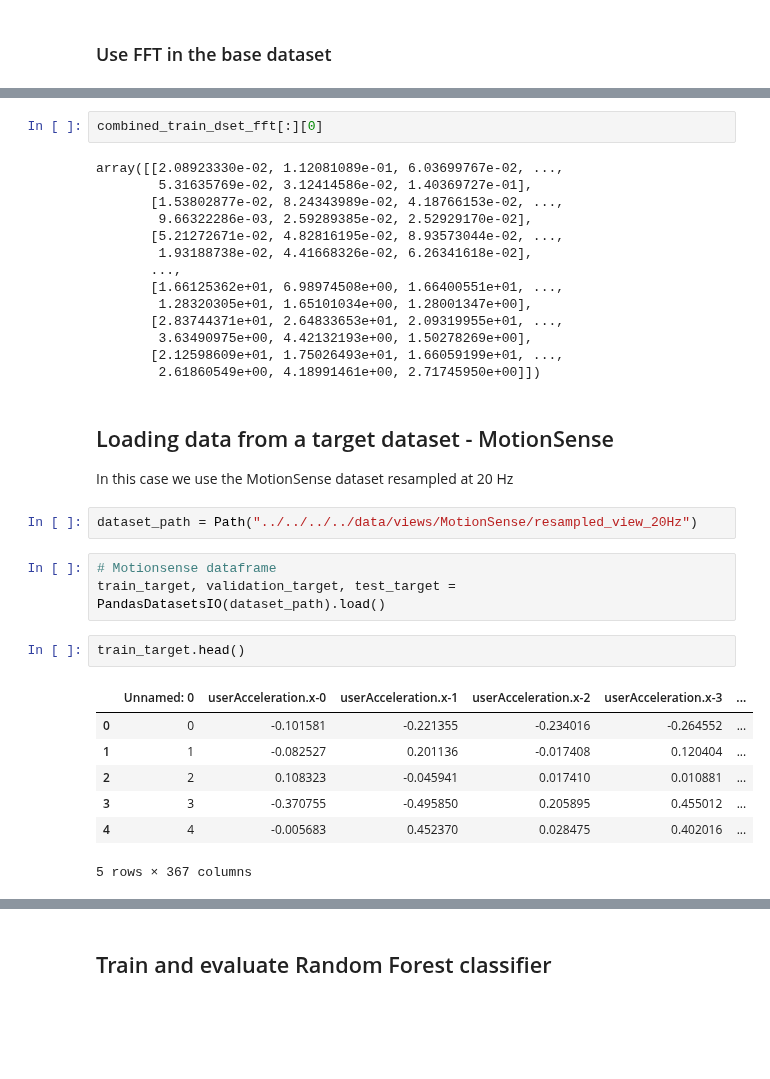
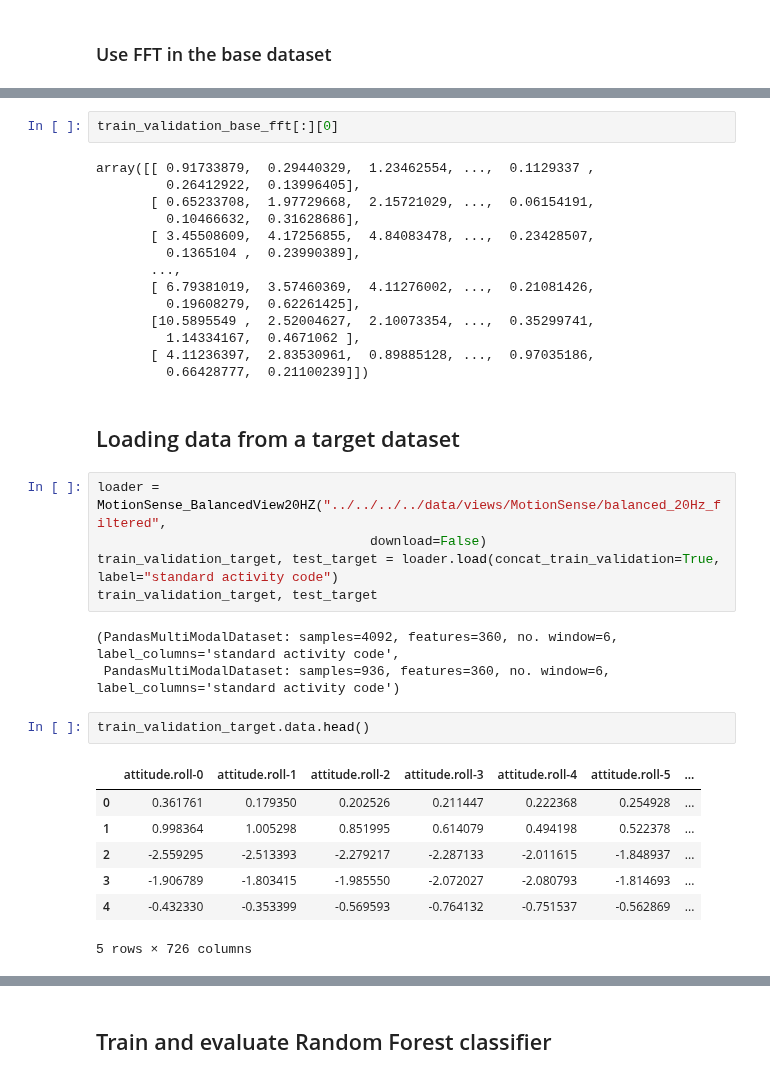
Before and after one commit to otavioon/librep-hiaac, a Jupyter notebook: experiments/Crossvalidation_experiments/No UMAP/Without normalization/Base_KuHar_target_Motion.ipynb, the cells around one changed output, grey strips where cells are left out. Cells and saved outputs as stored; diff of their text form; blank space fills up the shorter version.

```diff
--- a/experiments/Crossvalidation_experiments/No UMAP/Without normalization/Base_KuHar_target_Motion.ipynb
+++ b/experiments/Crossvalidation_experiments/No UMAP/Without normalization/Base_KuHar_target_Motion.ipynb
@@ -150,34 +106,36 @@ array([[ 1.91093286e-03, -1.45361925e-02,  5.84452385e-03, ...,
 # %%
-combined_train_dset_fft[:][0]
+train_validation_base_fft[:][0]
 # %% [output]
-array([[2.08923330e-02, 1.12081089e-01, 6.03699767e-02, ...,
-        5.31635769e-02, 3.12414586e-02, 1.40369727e-01],
-       [1.53802877e-02, 8.24343989e-02, 4.18766153e-02, ...,
-        9.66322286e-03, 2.59289385e-02, 2.52929170e-02],
-       [5.21272671e-02, 4.82816195e-02, 8.93573044e-02, ...,
-        1.93188738e-02, 4.41668326e-02, 6.26341618e-02],
+array([[ 0.91733879,  0.29440329,  1.23462554, ...,  0.1129337 ,
+         0.26412922,  0.13996405],
+       [ 0.65233708,  1.97729668,  2.15721029, ...,  0.06154191,
+         0.10466632,  0.31628686],
+       [ 3.45508609,  4.17256855,  4.84083478, ...,  0.23428507,
+         0.1365104 ,  0.23990389],
        ...,
-       [1.66125362e+01, 6.98974508e+00, 1.66400551e+01, ...,
-        1.28320305e+01, 1.65101034e+00, 1.28001347e+00],
-       [2.83744371e+01, 2.64833653e+01, 2.09319955e+01, ...,
-        3.63490975e+00, 4.42132193e+00, 1.50278269e+00],
-       [2.12598609e+01, 1.75026493e+01, 1.66059199e+01, ...,
-        2.61860549e+00, 4.18991461e+00, 2.71745950e+00]])
+       [ 6.79381019,  3.57460369,  4.11276002, ...,  0.21081426,
+         0.19608279,  0.62261425],
+       [10.5895549 ,  2.52004627,  2.10073354, ...,  0.35299741,
+         1.14334167,  0.4671062 ],
+       [ 4.11236397,  2.83530961,  0.89885128, ...,  0.97035186,
+         0.66428777,  0.21100239]])
 # %% [markdown]
-## Loading data from a target dataset - MotionSense
-In this case we use the MotionSense dataset resampled at 20 Hz
+## Loading data from a target dataset
 # %%
-dataset_path = Path("../../../../data/views/MotionSense/resampled_view_20Hz")
+loader = MotionSense_BalancedView20HZ("../../../../data/views/MotionSense/balanced_20Hz_filtered",
+                                   download=False)
+train_validation_target, test_target = loader.load(concat_train_validation=True, label="standard activity code")
+train_validation_target, test_target
+# %% [output]
+(PandasMultiModalDataset: samples=4092, features=360, no. window=6, label_columns='standard activity code',
+ PandasMultiModalDataset: samples=936, features=360, no. window=6, label_columns='standard activity code')
-# %%
-# Motionsense dataframe
-train_target, validation_target, test_target = PandasDatasetsIO(dataset_path).load()
 # %%
-train_target.head()
+train_validation_target.data.head()
 # %% [output]
-|  | Unnamed: 0 | userAcceleration.x-0 | userAcceleration.x-1 | userAcceleration.x-2 | userAcceleration.x-3 | ... |
-| 0 | 0 | -0.101581 | -0.221355 | -0.234016 | -0.264552 | ... |
-| 1 | 1 | -0.082527 | 0.201136 | -0.017408 | 0.120404 | ... |
-| 2 | 2 | 0.108323 | -0.045941 | 0.017410 | 0.010881 | ... |
-| 3 | 3 | -0.370755 | -0.495850 | 0.205895 | 0.455012 | ... |
-| 4 | 4 | -0.005683 | 0.452370 | 0.028475 | 0.402016 | ... |
+|  | attitude.roll-0 | attitude.roll-1 | attitude.roll-2 | attitude.roll-3 | attitude.roll-4 | attitude.roll-5 | ... |
+| 0 | 0.361761 | 0.179350 | 0.202526 | 0.211447 | 0.222368 | 0.254928 | ... |
+| 1 | 0.998364 | 1.005298 | 0.851995 | 0.614079 | 0.494198 | 0.522378 | ... |
+| 2 | -2.559295 | -2.513393 | -2.279217 | -2.287133 | -2.011615 | -1.848937 | ... |
+| 3 | -1.906789 | -1.803415 | -1.985550 | -2.072027 | -2.080793 | -1.814693 | ... |
+| 4 | -0.432330 | -0.353399 | -0.569593 | -0.764132 | -0.751537 | -0.562869 | ... |
-5 rows × 367 columns
+5 rows × 726 columns
```
Also changed, not shown: parts of 32 cells of this notebook, 10 other files.
